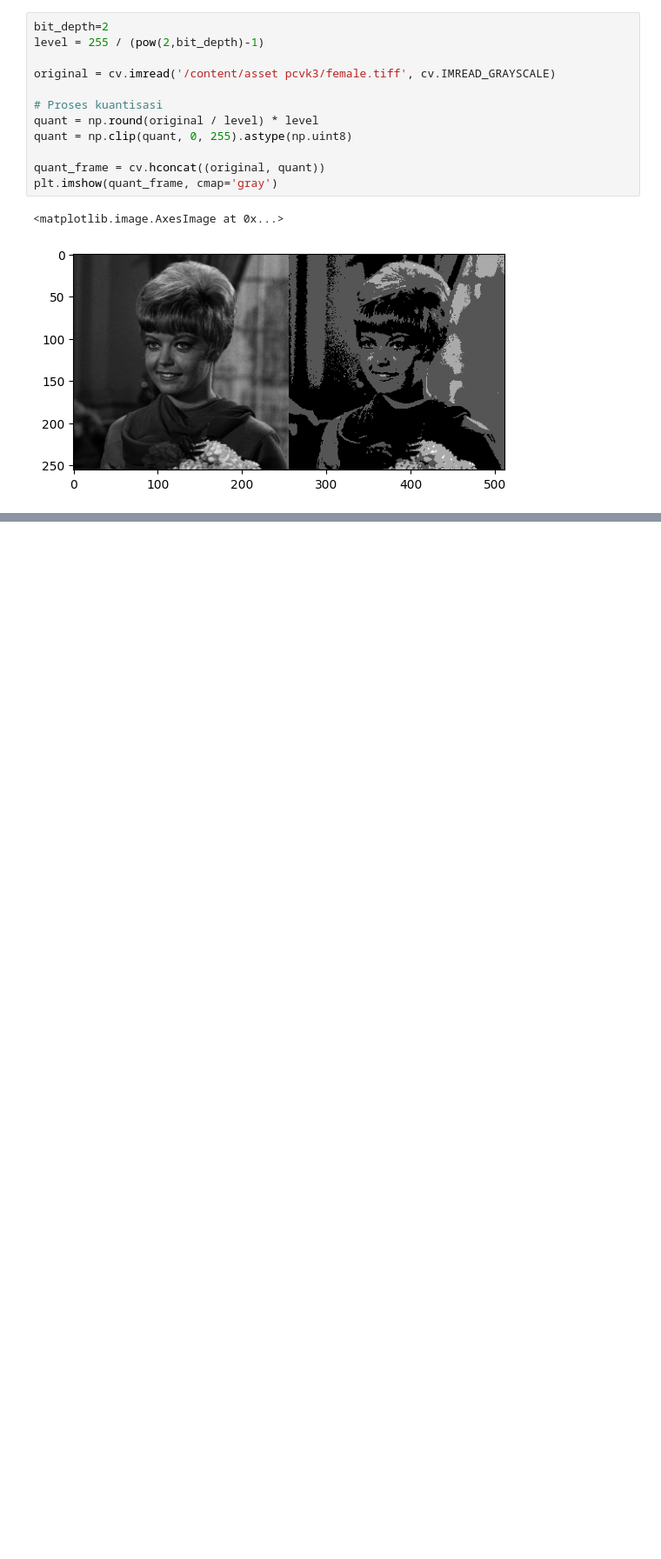
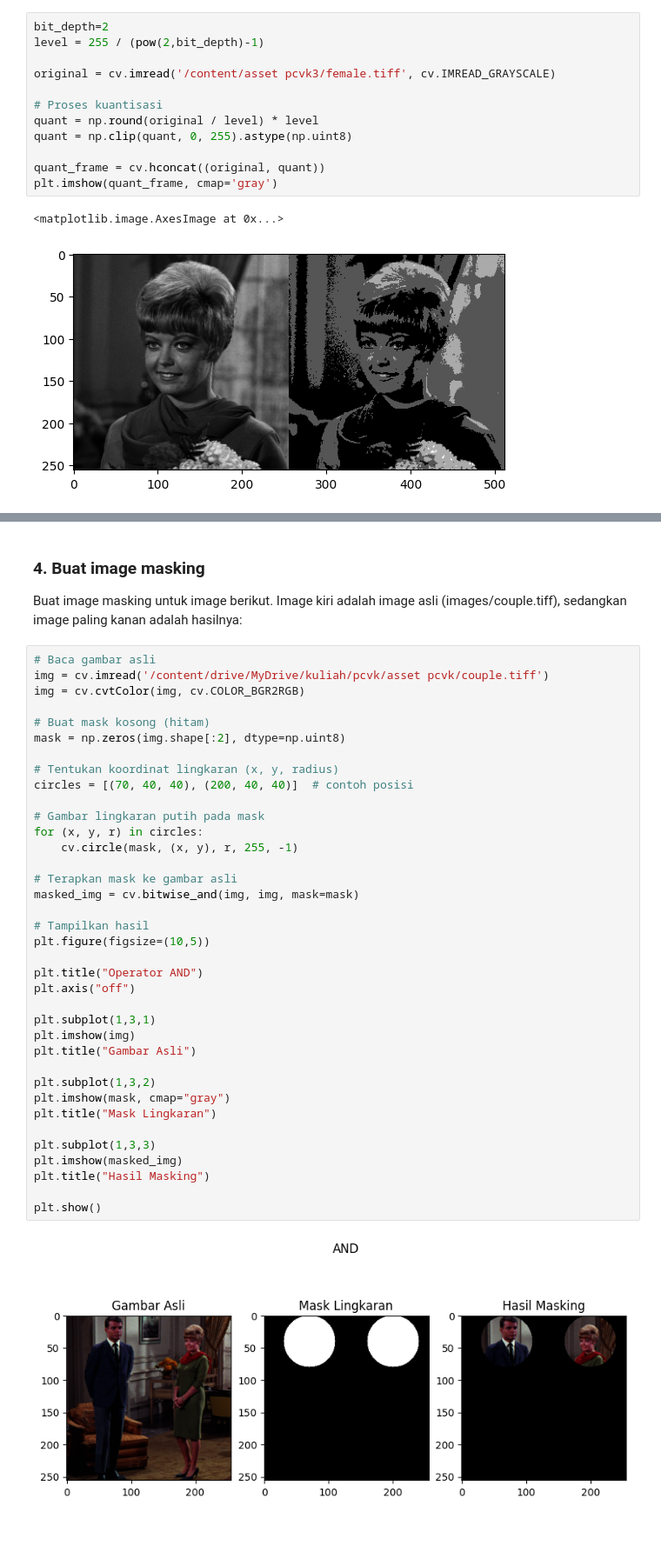
Before and after one commit to Afif-Ghifari/PCVK_2025, a Jupyter notebook: Week3.ipynb, the cells around one changed output, grey strips where cells are left out. Shown at 87% size. Saved outputs shown, nothing was run; the diff lists cells and outputs as text; blank space fills up the shorter version.

```diff
--- a/Week3.ipynb
+++ b/Week3.ipynb
@@ -253,0 +262,43 @@ TypeError: Invalid shape () for image data
+# %% [markdown]
+<h3>4. Buat image masking </h3>
+
+Buat image masking untuk image berikut. Image kiri adalah image asli (images/couple.tiff), sedangkan image paling kanan adalah hasilnya:
+# %%
+# Baca gambar asli
+img = cv.imread('/content/drive/MyDrive/kuliah/pcvk/asset pcvk/couple.tiff')
+img = cv.cvtColor(img, cv.COLOR_BGR2RGB)
+
+# Buat mask kosong (hitam)
+mask = np.zeros(img.shape[:2], dtype=np.uint8)
+
+# Tentukan koordinat lingkaran (x, y, radius)
+circles = [(70, 40, 40), (200, 40, 40)]  # contoh posisi
+
+# Gambar lingkaran putih pada mask
+for (x, y, r) in circles:
+    cv.circle(mask, (x, y), r, 255, -1)
+
+# Terapkan mask ke gambar asli
+masked_img = cv.bitwise_and(img, img, mask=mask)
+
+# Tampilkan hasil
+plt.figure(figsize=(10,5))
+
+plt.title("Operator AND")
+plt.axis("off")
+
+plt.subplot(1,3,1)
+plt.imshow(img)
+plt.title("Gambar Asli")
+
+plt.subplot(1,3,2)
+plt.imshow(mask, cmap="gray")
+plt.title("Mask Lingkaran")
+
+plt.subplot(1,3,3)
+plt.imshow(masked_img)
+plt.title("Hasil Masking")
+
+plt.show()
+# %% [output]
+[figure, added]
```
Also changed, not shown: parts of 6 cells of this notebook.
